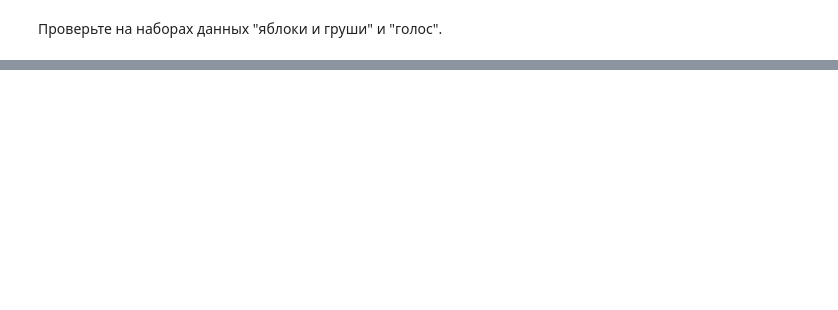
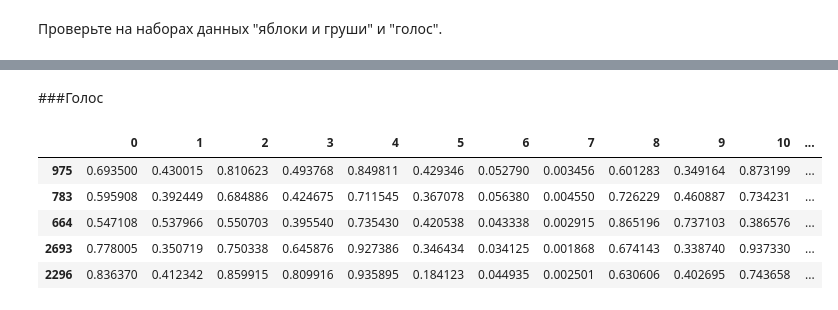
Before and after one commit to I-SER-I/I-SER-I-ITMO-ML-5-sem, a Jupyter notebook: Lab6(1).ipynb, the cells around one changed output, grey strips where cells are left out. Cells and saved outputs as stored; diff of their text form; code cells hidden in the pictures; blank space fills up the shorter version.

```diff
--- a/Lab6(1).ipynb
+++ b/Lab6(1).ipynb
@@ -155,0 +248,14 @@ print ("b = " + str(neuron.b))
+# %% [markdown]
+###Голос
+# %%
+data = pd.read_csv("/content/drive/MyDrive/Data/voice.csv")
+data.label = data.label.apply(lambda x: 1 if x == 'male' else 0)
+data = pd.DataFrame(MinMaxScaler().fit_transform(data))
+data.sample(frac=1).head()
+# %% [output]
+|  | 0 | 1 | 2 | 3 | 4 | 5 | 6 | 7 | 8 | 9 | 10 | ... |
+| 975 | 0.693500 | 0.430015 | 0.810623 | 0.493768 | 0.849811 | 0.429346 | 0.052790 | 0.003456 | 0.601283 | 0.349164 | 0.873199 | ... |
+| 783 | 0.595908 | 0.392449 | 0.684886 | 0.424675 | 0.711545 | 0.367078 | 0.056380 | 0.004550 | 0.726229 | 0.460887 | 0.734231 | ... |
+| 664 | 0.547108 | 0.537966 | 0.550703 | 0.395540 | 0.735430 | 0.420538 | 0.043338 | 0.002915 | 0.865196 | 0.737103 | 0.386576 | ... |
+| 2693 | 0.778005 | 0.350719 | 0.750338 | 0.645876 | 0.927386 | 0.346434 | 0.034125 | 0.001868 | 0.674143 | 0.338740 | 0.937330 | ... |
+| 2296 | 0.836370 | 0.412342 | 0.859915 | 0.809916 | 0.935895 | 0.184123 | 0.044935 | 0.002501 | 0.630606 | 0.402695 | 0.743658 | ... |
```
Also changed, not shown: parts of 20 cells of this notebook.
